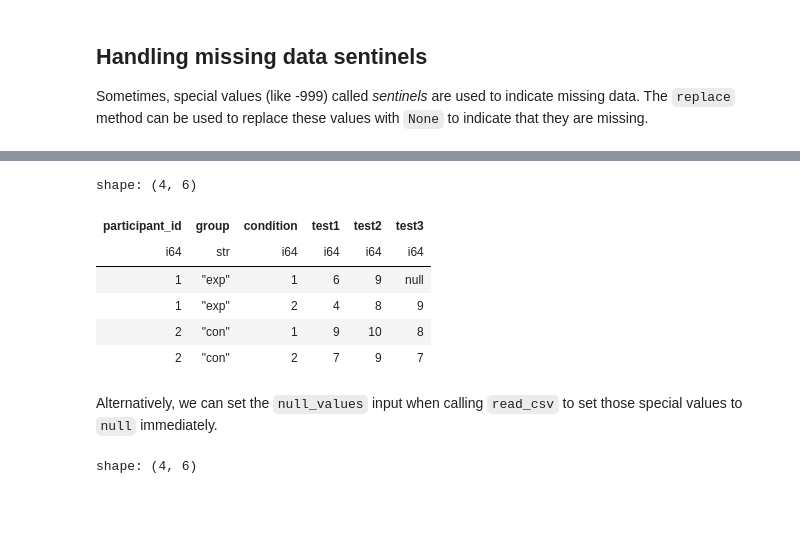
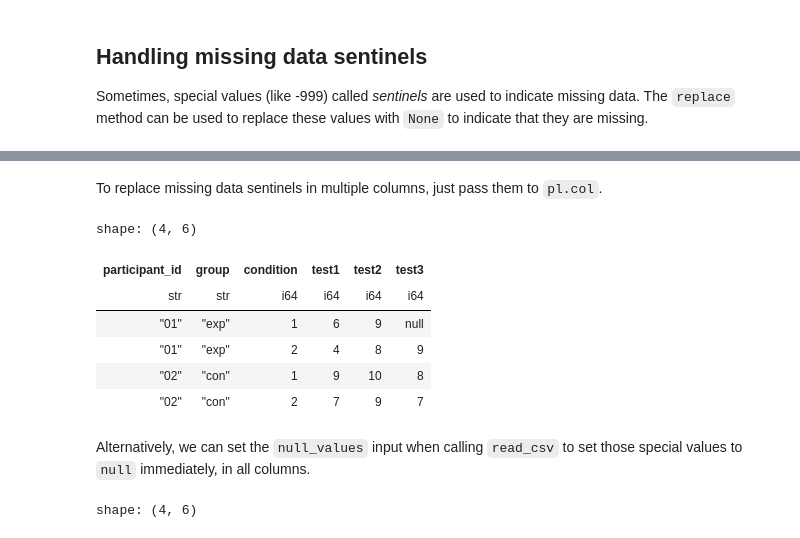
Before and after one commit to mortonne/datascipsych, a Jupyter notebook: chapters/chapter8/review.ipynb, the cells around one changed output, grey strips where cells are left out. Drawn from its saved outputs; the diff is of its cells as text; code cells hidden in the pictures; blank space fills up the shorter version.

```diff
--- a/chapters/chapter8/review.ipynb
+++ b/chapters/chapter8/review.ipynb
@@ -3,7 +3,7 @@
 # %%
 import polars as pl
 pl.Config.set_tbl_rows(12)
-data = pl.read_csv("scores.csv")
+data = pl.read_csv("scores.csv", schema_overrides={"participant_id": str})
 # %% [markdown]
 ## Handling missing data sentinels
 
@@ -21,17 +33,19 @@ shape: (4, 6)
+# %% [markdown]
+To replace missing data sentinels in multiple columns, just pass them to `pl.col`.
 # %%
 data.with_columns(
-    pl.col("test3").replace(-999, None)  # replace -999 with None (null)
-)
+    pl.col("test1", "test2", "test3").replace(-999, None)
+)  # replace -999 in any test score with None (null)
 # %% [output]
 shape: (4, 6)
 | participant_id | group | condition | test1 | test2 | test3 |
-| i64 | str | i64 | i64 | i64 | i64 |
-| 1 | "exp" | 1 | 6 | 9 | null |
-| 1 | "exp" | 2 | 4 | 8 | 9 |
-| 2 | "con" | 1 | 9 | 10 | 8 |
-| 2 | "con" | 2 | 7 | 9 | 7 |
+| str | str | i64 | i64 | i64 | i64 |
+| "01" | "exp" | 1 | 6 | 9 | null |
+| "01" | "exp" | 2 | 4 | 8 | 9 |
+| "02" | "con" | 1 | 9 | 10 | 8 |
+| "02" | "con" | 2 | 7 | 9 | 7 |
 # %% [markdown]
-Alternatively, we can set the `null_values` input when calling `read_csv` to set those special values to `null` immediately.
+Alternatively, we can set the `null_values` input when calling `read_csv` to set those special values to `null` immediately, in all columns.
 # %%
 data = pl.read_csv("scores.csv", null_values=["-999"])
 data
```
Also changed, not shown: parts of 7 cells of this notebook.
